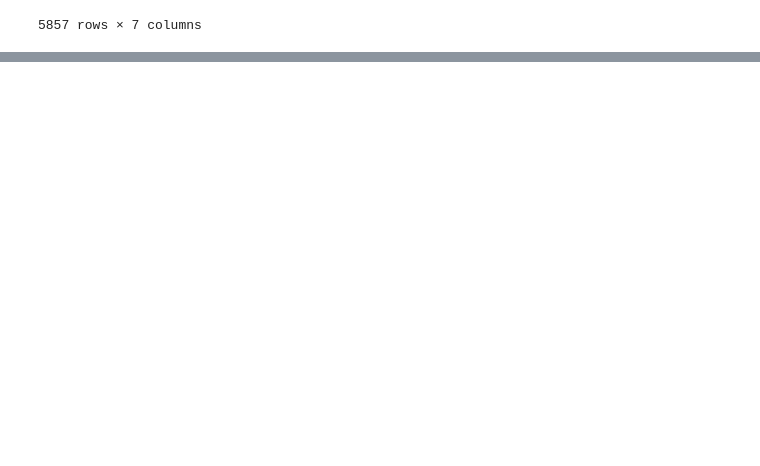
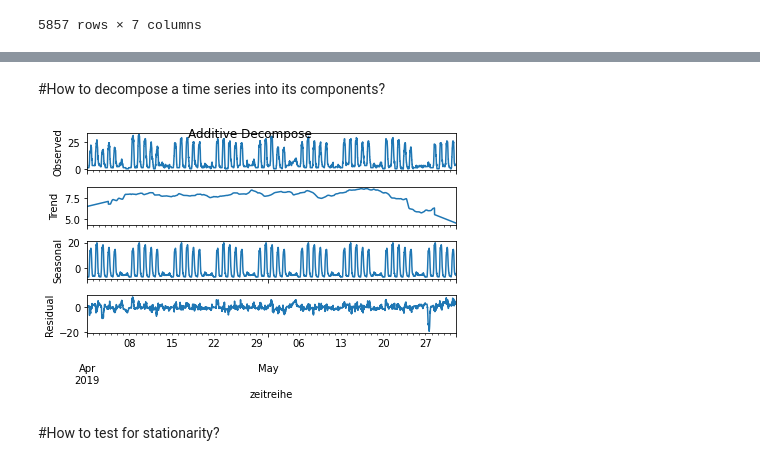
Before and after one commit to Deniz-shelby/ACN-data-project, a Jupyter notebook: Prognose_V4.ipynb, the cells around one changed output, grey strips where cells are left out. Drawn from its saved outputs; the diff is of its cells as text; code cells hidden in the pictures; blank space fills up the shorter version.

```diff
--- a/Prognose_V4.ipynb
+++ b/Prognose_V4.ipynb
@@ -1143,0 +1279,26 @@ df_new =
+# %% [markdown]
+#How to decompose a time series into its components?
+# %%
+from statsmodels.tsa.seasonal import seasonal_decompose
+from dateutil.parser import parse
+#
+# Multiplicative Decomposition
+
+#result_add = seasonal_decompose(df_new['sum_parked_count'], model='multiplicative',freq=1,extrapolate_trend='freq')
+# ValueError: Multiplicative seasonality is not appropriate for zero and negative values
+
+
+# Additive Decomposition
+
+#when do the periodic happen? weekly = 24*(60/15)*7 daily = 24*(60/15) | 24 hours 60 min / 15 min(my time intervall)
+# is there a different aproach ? weekends etc?
+decomfreq= 24*(60/15)*7
+decomfreq = int(decomfreq)
+
+result_add = seasonal_decompose(df_new['sum_parked_count'], model='additive', freq=decomfreq ,extrapolate_trend='freq')
+
+#Plot
+result_add.plot().suptitle('Additive Decompose')
+plt.show()
+# %% [output]
+[figure, added]
@@ -1143,0 +1307,2 @@ df_new =
+# %% [markdown]
+#How to test for stationarity?
```
Also changed, not shown: parts of 38 cells of this notebook.
